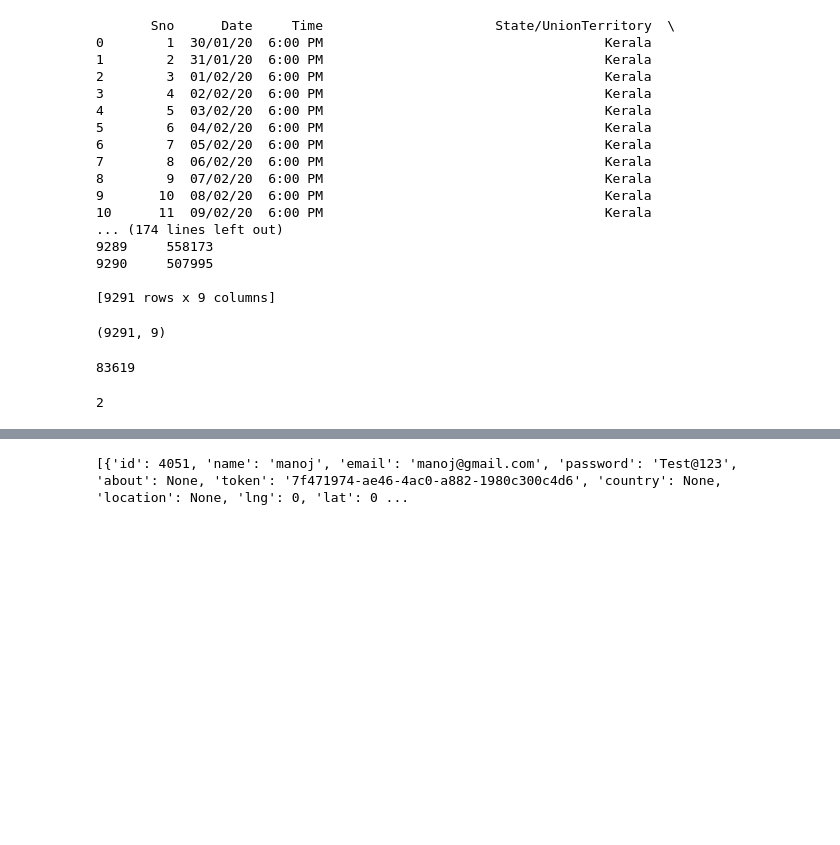
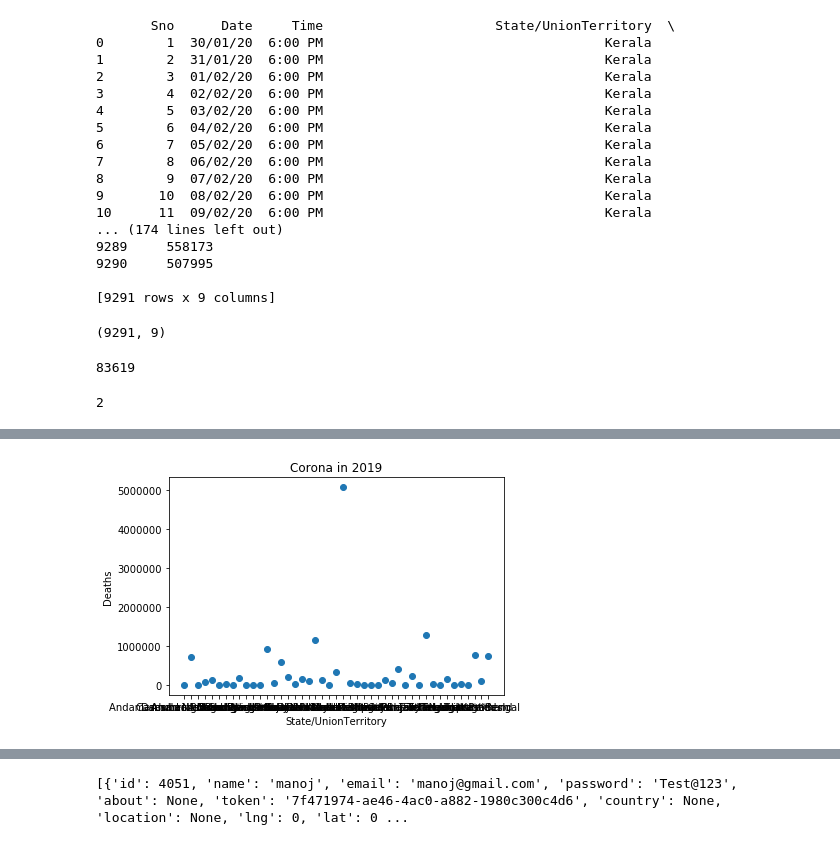
Before and after one commit to sahim33/Pml-lab, a Jupyter notebook: lab1_pml.ipynb, the cells around one changed output, grey strips where cells are left out. Saved outputs shown, nothing was run; the diff lists cells and outputs as text; code cells hidden in the pictures; blank space fills up the shorter version.

```diff
--- a/lab1_pml.ipynb
+++ b/lab1_pml.ipynb
@@ -36,0 +54,14 @@ x='{'"name"':'"aaa"','"age"':21}'
+# %%
+import pandas as pd
+from matplotlib import pyplot as pltembedded-picture
+df = pd.read_csv('covid_19_india.csv')
+groupedby_acc = df.groupby('State/UnionTerritory')[['Deaths']].sum()
+fig, ax = plt.subplots()
+ax.scatter(groupedby_acc.index, groupedby_acc['Deaths'])
+labels = ax.get_xticklabels()
+plt.title('Corona in 2019')
+plt.xlabel('State/UnionTerritory')
+plt.ylabel('Deaths')
+plt.show()
+# %% [output]
+[figure, added]
```
Also changed, not shown: parts of 9 cells of this notebook, 4 other files.
